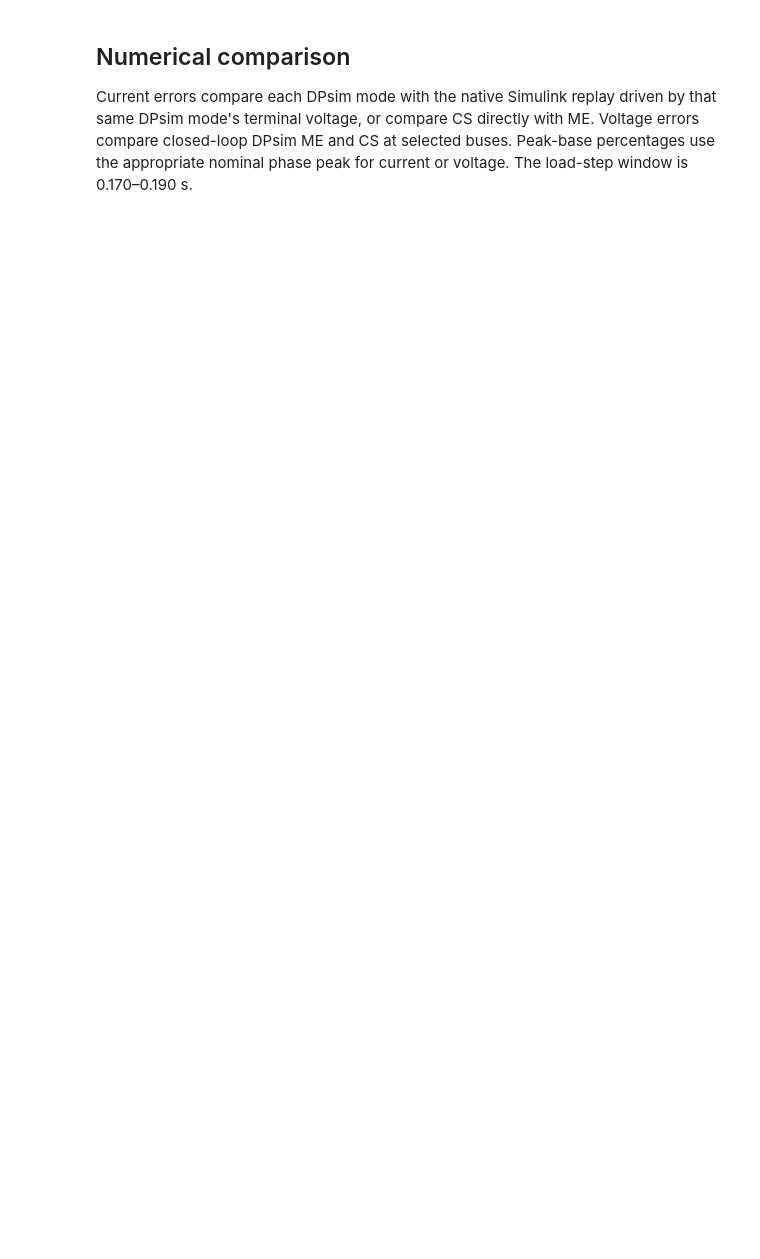
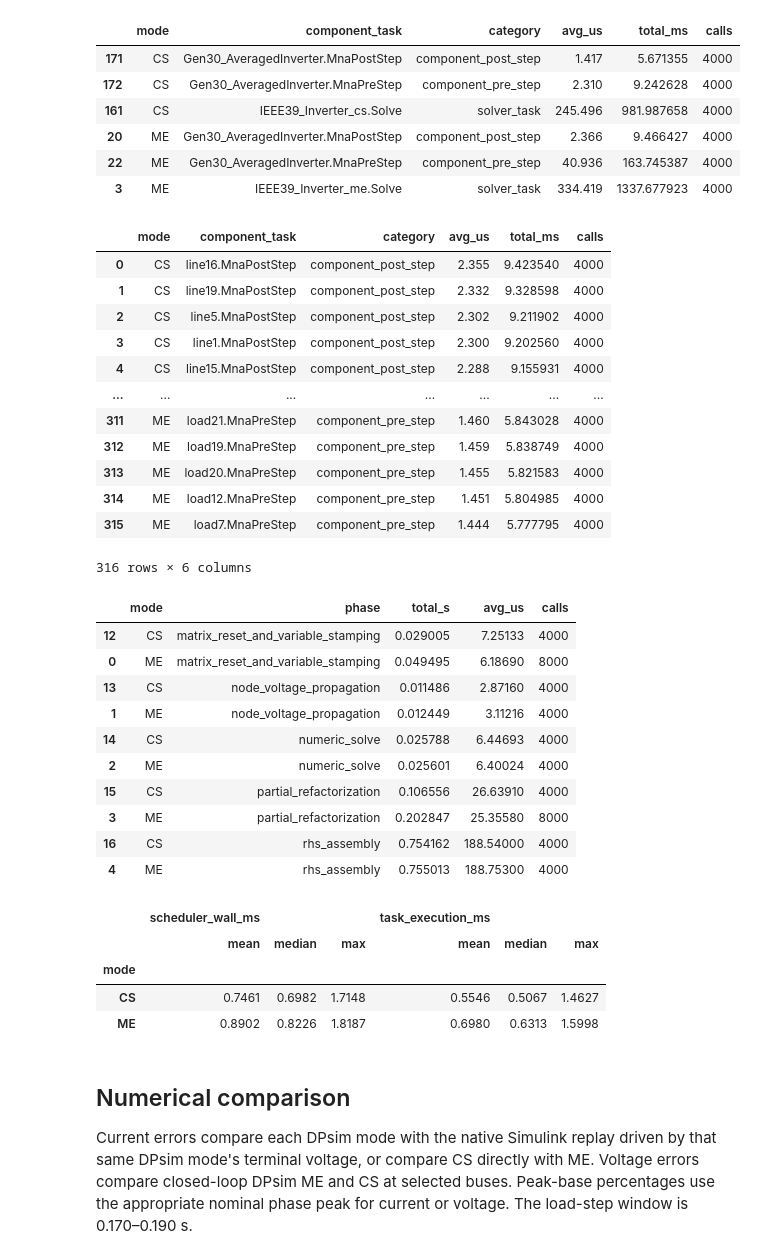
Before and after one commit to matthiasmees/dpsim, a Jupyter notebook: dpsim-fmi/examples/ieee39_inverter/IEEE39_Inverter_Comparison.ipynb, the cells around one changed output. Cells and saved outputs as stored; diff of their text form; code cells hidden in the pictures; blank space fills up the shorter version.

```diff
--- a/dpsim-fmi/examples/ieee39_inverter/IEEE39_Inverter_Comparison.ipynb
+++ b/dpsim-fmi/examples/ieee39_inverter/IEEE39_Inverter_Comparison.ipynb
@@ -42,3 +53,56 @@ display(pd.DataFrame(runtime_rows).set_index('Execution').round(4))
+# %%
+component_times = pd.read_csv(data / 'component_timing_breakdown.csv')
+solver_times = pd.read_csv(data / 'solver_timing_breakdown.csv')
+step_times = pd.read_csv(data / 'scheduler_step_timing.csv')
+
+focus = component_times[component_times.component_task.str.contains('Gen30_AveragedInverter|\\.Solve$')]
+display(focus[['mode', 'component_task', 'category', 'avg_us', 'total_ms', 'calls']].sort_values(['mode', 'category']))
+
+all_components = component_times[component_times.category.isin(['component_pre_step', 'component_post_step'])]
+display(all_components[['mode', 'component_task', 'category', 'avg_us', 'total_ms', 'calls']].sort_values(['mode', 'category', 'total_ms'], ascending=[True, True, False]).reset_index(drop=True))
+
+phase_selection = solver_times[solver_times.phase.isin(['rhs_assembly', 'partial_refactorization', 'numeric_solve', 'matrix_reset_and_variable_stamping', 'node_voltage_propagation'])]
+display(phase_selection[['mode', 'phase', 'total_s', 'avg_us', 'calls']].sort_values(['phase', 'mode']))
+step_times['scheduler_wall_ms'] = step_times.scheduler_wall_ns / 1e6
+step_times['task_execution_ms'] = step_times.task_execution_ns / 1e6
+display(step_times.groupby('mode')[['scheduler_wall_ms', 'task_execution_ms']].agg(['mean', 'median', 'max']).round(4))
+# %% [output]
+|  | mode | component_task | category | avg_us | total_ms | calls |
+| 171 | CS | Gen30_AveragedInverter.MnaPostStep | component_post_step | 1.417 | 5.671355 | 4000 |
+| 172 | CS | Gen30_AveragedInverter.MnaPreStep | component_pre_step | 2.310 | 9.242628 | 4000 |
+| 161 | CS | IEEE39_Inverter_cs.Solve | solver_task | 245.496 | 981.987658 | 4000 |
+| 20 | ME | Gen30_AveragedInverter.MnaPostStep | component_post_step | 2.366 | 9.466427 | 4000 |
+| 22 | ME | Gen30_AveragedInverter.MnaPreStep | component_pre_step | 40.936 | 163.745387 | 4000 |
+| 3 | ME | IEEE39_Inverter_me.Solve | solver_task | 334.419 | 1337.677923 | 4000 |
+|  | mode | component_task | category | avg_us | total_ms | calls |
+| 0 | CS | line16.MnaPostStep | component_post_step | 2.355 | 9.423540 | 4000 |
+| 1 | CS | line19.MnaPostStep | component_post_step | 2.332 | 9.328598 | 4000 |
+| 2 | CS | line5.MnaPostStep | component_post_step | 2.302 | 9.211902 | 4000 |
+| 3 | CS | line1.MnaPostStep | component_post_step | 2.300 | 9.202560 | 4000 |
+| 4 | CS | line15.MnaPostStep | component_post_step | 2.288 | 9.155931 | 4000 |
+| ... | ... | ... | ... | ... | ... | ... |
+| 311 | ME | load21.MnaPreStep | component_pre_step | 1.460 | 5.843028 | 4000 |
+| 312 | ME | load19.MnaPreStep | component_pre_step | 1.459 | 5.838749 | 4000 |
+| 313 | ME | load20.MnaPreStep | component_pre_step | 1.455 | 5.821583 | 4000 |
+| 314 | ME | load12.MnaPreStep | component_pre_step | 1.451 | 5.804985 | 4000 |
+| 315 | ME | load7.MnaPreStep | component_pre_step | 1.444 | 5.777795 | 4000 |
+316 rows × 6 columns
+|  | mode | phase | total_s | avg_us | calls |
+| 12 | CS | matrix_reset_and_variable_stamping | 0.029005 | 7.25133 | 4000 |
+| 0 | ME | matrix_reset_and_variable_stamping | 0.049495 | 6.18690 | 8000 |
+| 13 | CS | node_voltage_propagation | 0.011486 | 2.87160 | 4000 |
+| 1 | ME | node_voltage_propagation | 0.012449 | 3.11216 | 4000 |
+| 14 | CS | numeric_solve | 0.025788 | 6.44693 | 4000 |
+| 2 | ME | numeric_solve | 0.025601 | 6.40024 | 4000 |
+| 15 | CS | partial_refactorization | 0.106556 | 26.63910 | 4000 |
+| 3 | ME | partial_refactorization | 0.202847 | 25.35580 | 8000 |
+| 16 | CS | rhs_assembly | 0.754162 | 188.54000 | 4000 |
+| 4 | ME | rhs_assembly | 0.755013 | 188.75300 | 4000 |
+|  | scheduler_wall_ms |  |  | task_execution_ms |  |  |
+|  | mean | median | max | mean | median | max |
+| mode |  |  |  |  |  |  |
+| CS | 0.7461 | 0.6982 | 1.7148 | 0.5546 | 0.5067 | 1.4627 |
+| ME | 0.8902 | 0.8226 | 1.8187 | 0.6980 | 0.6313 | 1.5998 |
 # %% [markdown]
 ## Numerical comparison
 
```
Also changed, not shown: parts of 5 cells of this notebook, 4 other files.
